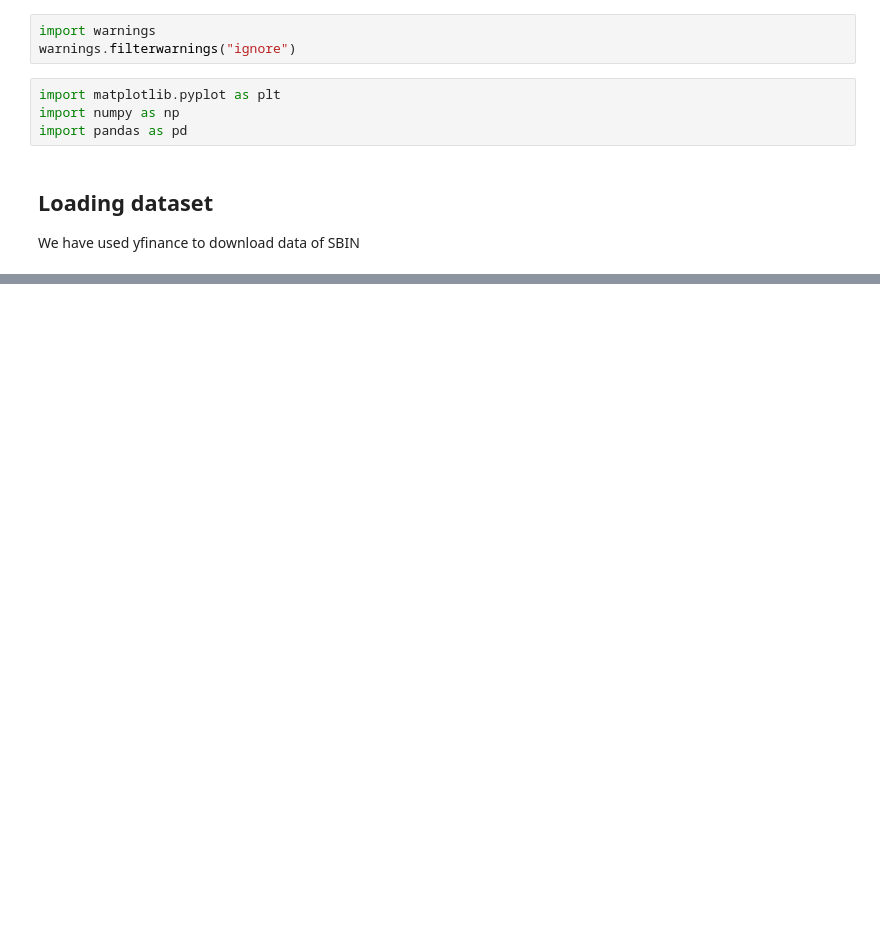
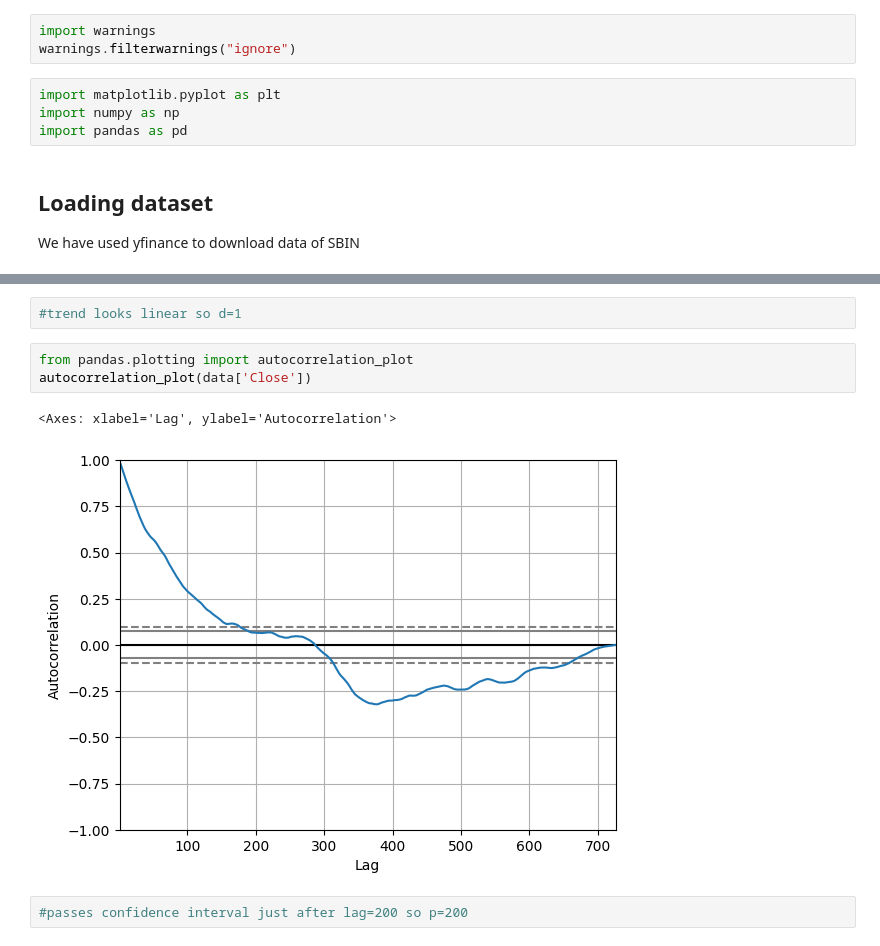
Before and after one commit to pratham0404/ARIMA_SVM_stock_predictor, a Jupyter notebook: Arima_StockPrediction.ipynb, the cells around one changed output, grey strips where cells are left out. Saved outputs shown, nothing was run; the diff lists cells and outputs as text; blank space fills up the shorter version.

```diff
--- a/Arima_StockPrediction.ipynb
+++ b/Arima_StockPrediction.ipynb
@@ -58,0 +58,10 @@ data
+# %%
+#trend looks linear so d=1
+# %%
+from pandas.plotting import autocorrelation_plot
+autocorrelation_plot(data['Close'])
+# %% [output]
+<Axes: xlabel='Lag', ylabel='Autocorrelation'>
+[figure, added]
+# %%
+#passes confidence interval just after lag=200 so p=200
```
Also changed, not shown: parts of 9 cells of this notebook.
